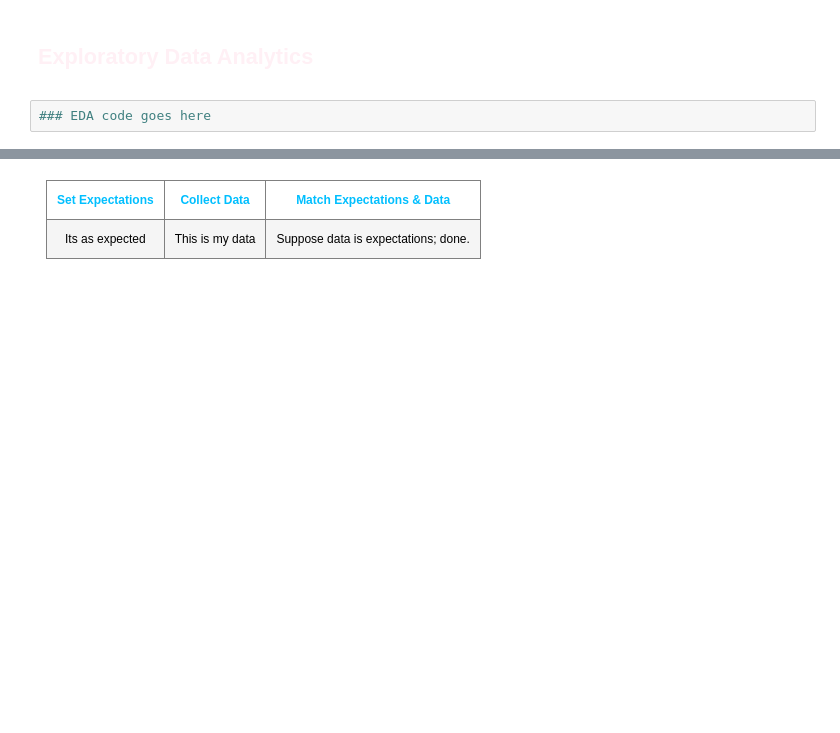
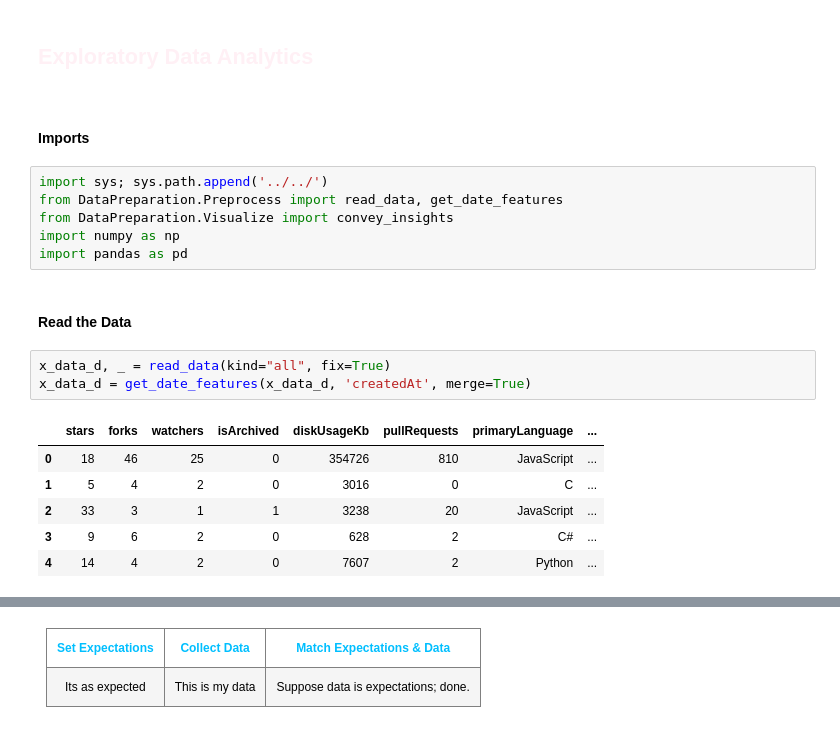
Before and after one commit to EssamWisam/Github-Metadata-Analytics, a Jupyter notebook: Questions/P - Expected Language Archivals/Example.ipynb, the cells around one changed output, grey strips where cells are left out. Drawn from its saved outputs; the diff is of its cells as text; blank space fills up the shorter version.

```diff
--- a/Questions/P - Expected Language Archivals/Example.ipynb
+++ b/Questions/P - Expected Language Archivals/Example.ipynb
@@ -52,5 +52,23 @@
 <span style="font-family:Avenir;">
 <font color="LavenderBlush"> <h2> Exploratory Data Analytics</h2> </font>
 </span>
-# %%
-### EDA code goes here
+# %% [markdown]
+#### Imports
+# %%
+import sys; sys.path.append('../../')
+from DataPreparation.Preprocess import read_data, get_date_features
+from DataPreparation.Visualize import convey_insights
+import numpy as np
+import pandas as pd
+# %% [markdown]
+#### Read the Data
+# %%
+x_data_d, _ = read_data(kind="all", fix=True)
+x_data_d = get_date_features(x_data_d, 'createdAt', merge=True)
+# %% [output]
+|  | stars | forks | watchers | isArchived | diskUsageKb | pullRequests | primaryLanguage | ... |
+| 0 | 18 | 46 | 25 | 0 | 354726 | 810 | JavaScript | ... |
+| 1 | 5 | 4 | 2 | 0 | 3016 | 0 | C | ... |
+| 2 | 33 | 3 | 1 | 1 | 3238 | 20 | JavaScript | ... |
+| 3 | 9 | 6 | 2 | 0 | 628 | 2 | C# | ... |
+| 4 | 14 | 4 | 2 | 0 | 7607 | 2 | Python | ... |
```
Also changed, not shown: parts of 3 cells of this notebook, 21 other files.
